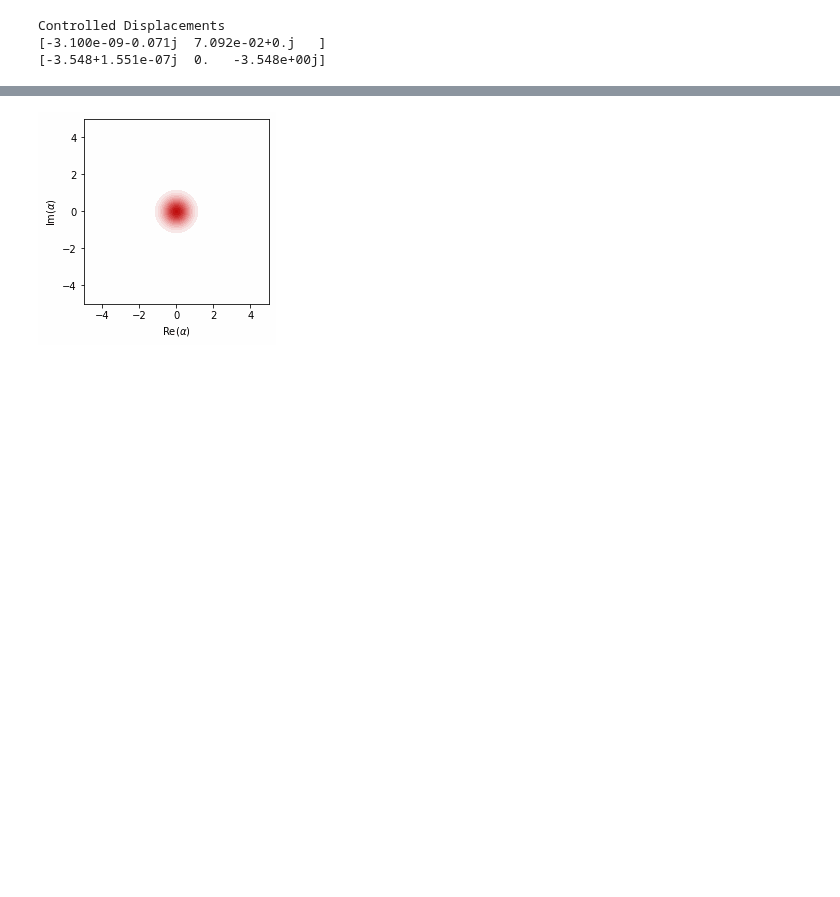
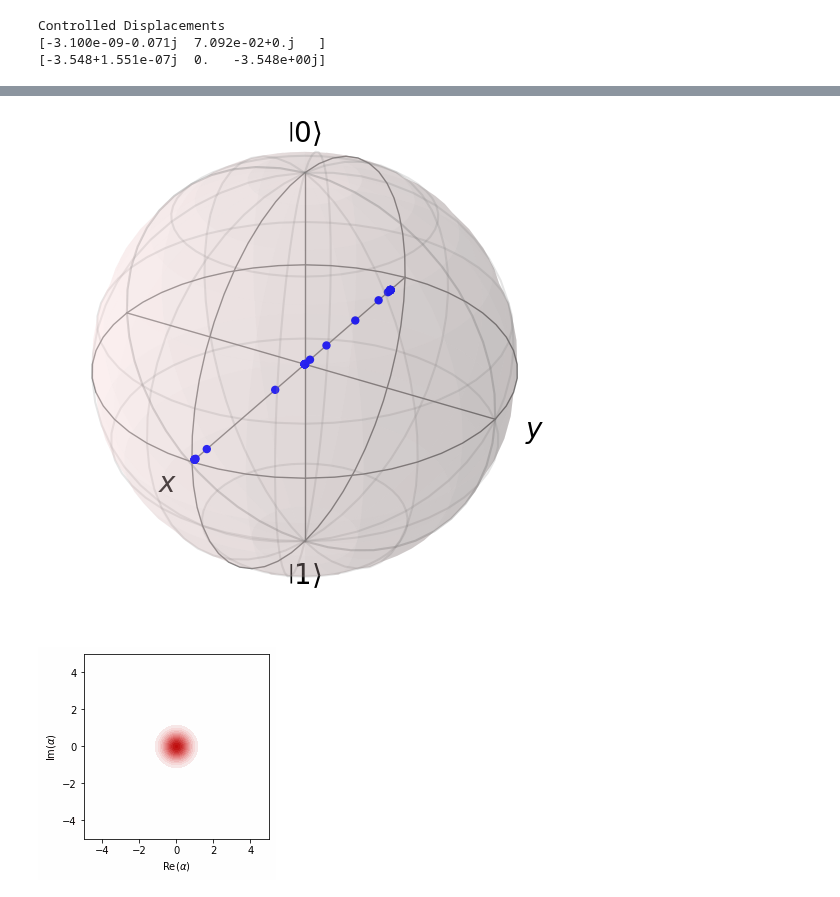
Before and after one commit to connorblake1/jiang-research, a Jupyter notebook: FiniteGKP/jax_FiniteGKP.ipynb, the cells around one changed output, grey strips where cells are left out. Cells and saved outputs as stored; diff of their text form; code cells hidden in the pictures; blank space fills up the shorter version.

```diff
--- a/FiniteGKP/jax_FiniteGKP.ipynb
+++ b/FiniteGKP/jax_FiniteGKP.ipynb
@@ -862,6 +871,13 @@ figpre.show()
 rho_t = sbs.run()
 rho_res_t = dq.ptrace(rho_t,0,(N,2))
 rho_qub_t = dq.ptrace(rho_t,1,(N,2))
+# %%
+b = qt.Bloch()
+vec = dq.expect([dq.sigmax(), dq.sigmay(), dq.sigmaz()], rho_qub_t[50:100,:,:])
+b.add_points([list(vec[0,:]), list(vec[1,:]), list(vec[2,:])])
+b.show()
+# %% [output]
+[figure, added]
 # %%
 dq.plot.wigner_gif(rho_res_t)
 # %% [output]
```
Also changed, not shown: parts of 3 cells of this notebook, 1 other file.
